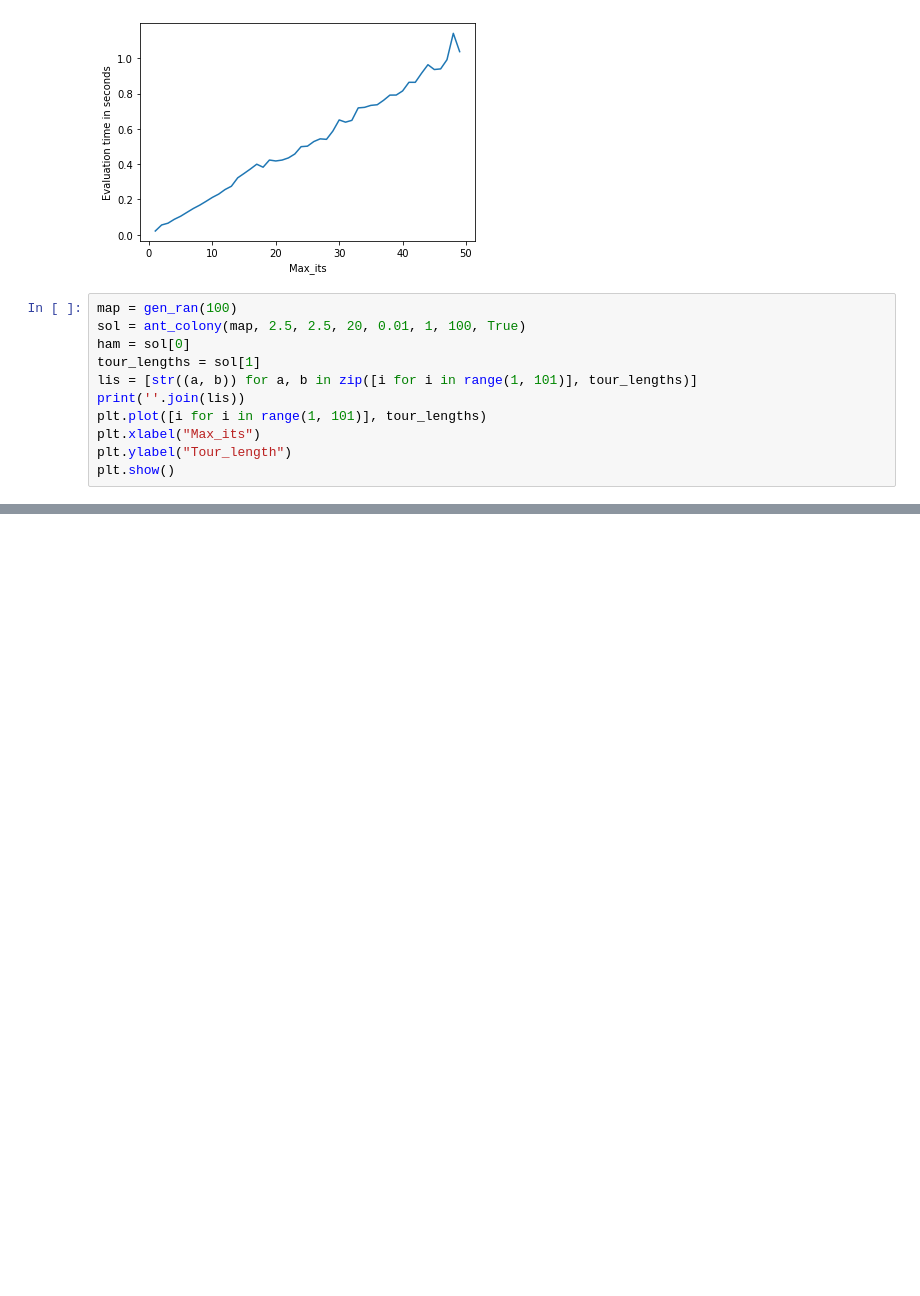
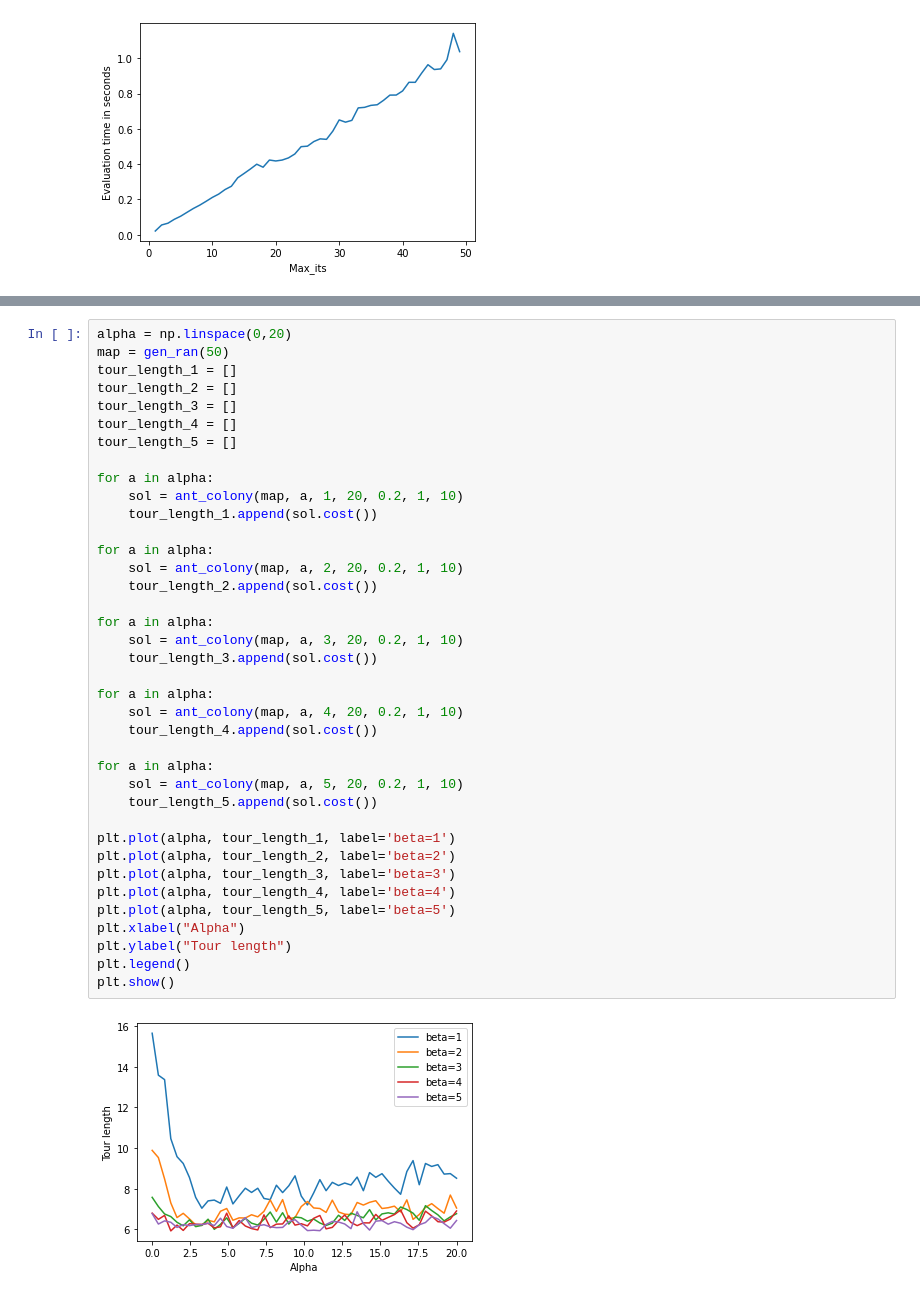
Before and after one commit to Pullabhatla/M2R, a Jupyter notebook: notebooks/ant_colony.ipynb, the cells around one changed output, grey strips where cells are left out. Cells and saved outputs as stored; diff of their text form; blank space fills up the shorter version.

```diff
--- a/notebooks/ant_colony.ipynb
+++ b/notebooks/ant_colony.ipynb
@@ -29,14 +41,3 @@ plt.show()
 # %% [output]
 [figure]
 [figure]
-# %%
-map = gen_ran(100)
-sol = ant_colony(map, 2.5, 2.5, 20, 0.01, 1, 100, True)
-ham = sol[0]
-tour_lengths = sol[1]
-lis = [str((a, b)) for a, b in zip([i for i in range(1, 101)], tour_lengths)]
-print(''.join(lis))
-plt.plot([i for i in range(1, 101)], tour_lengths)
-plt.xlabel("Max_its")
-plt.ylabel("Tour_length")
-plt.show()
@@ -68,0 +67,40 @@ T = np.array([[f(a, b) for b in beta] for a in alpha])
+# %%
+alpha = np.linspace(0,20)
+map = gen_ran(50)
+tour_length_1 = []
+tour_length_2 = []
+tour_length_3 = []
+tour_length_4 = []
+tour_length_5 = []
+
+for a in alpha:
+    sol = ant_colony(map, a, 1, 20, 0.2, 1, 10)
+    tour_length_1.append(sol.cost())
+
+for a in alpha:
+    sol = ant_colony(map, a, 2, 20, 0.2, 1, 10)
+    tour_length_2.append(sol.cost())
+
+for a in alpha:
+    sol = ant_colony(map, a, 3, 20, 0.2, 1, 10)
+    tour_length_3.append(sol.cost())
+
+for a in alpha:
+    sol = ant_colony(map, a, 4, 20, 0.2, 1, 10)
+    tour_length_4.append(sol.cost())
+
+for a in alpha:
+    sol = ant_colony(map, a, 5, 20, 0.2, 1, 10)
+    tour_length_5.append(sol.cost())
+
+plt.plot(alpha, tour_length_1, label='beta=1')
+plt.plot(alpha, tour_length_2, label='beta=2')
+plt.plot(alpha, tour_length_3, label='beta=3')
+plt.plot(alpha, tour_length_4, label='beta=4')
+plt.plot(alpha, tour_length_5, label='beta=5')
+plt.xlabel("Alpha")
+plt.ylabel("Tour length")
+plt.legend()
+plt.show()
+# %% [output]
+[figure, added]
```
Also changed, not shown: parts of 6 cells of this notebook, 1 other file.
